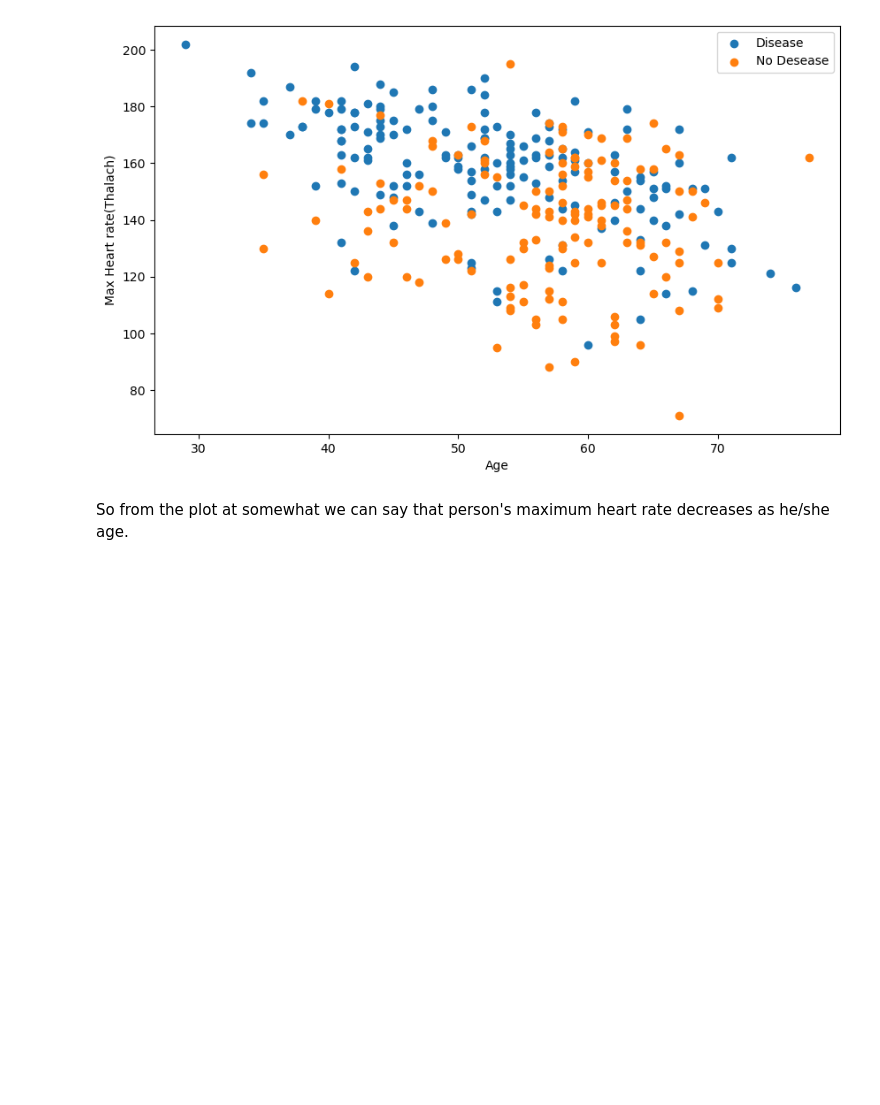
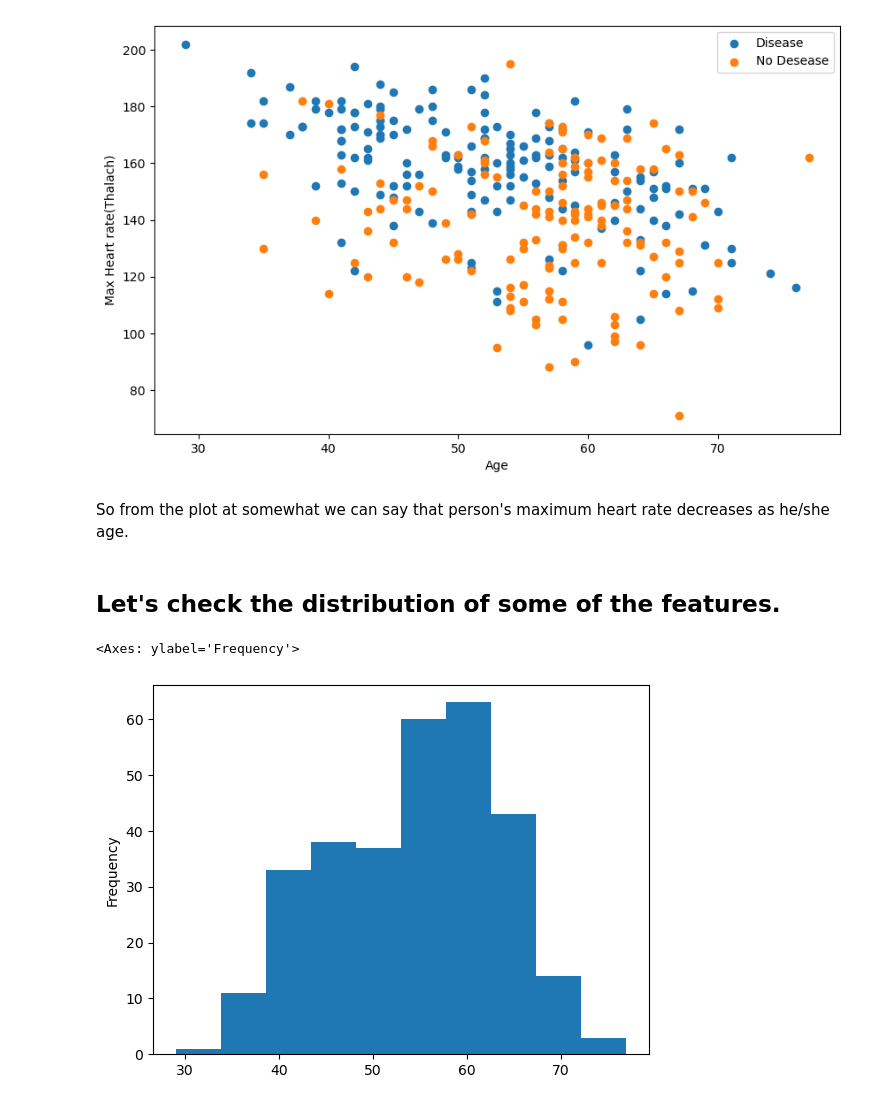
Before and after one commit to ShubhMPrajapati/heart-disease, a Jupyter notebook: main.ipynb, the cells around one changed output. Cells and saved outputs as stored; diff of their text form; code cells hidden in the pictures; blank space fills up the shorter version.

```diff
--- a/main.ipynb
+++ b/main.ipynb
@@ -159,3 +159,10 @@ plt.legend(["Disease", "No Desease"])
 [figure]
 # %% [markdown]
 So from the plot at somewhat we can say that person's maximum heart rate decreases as he/she age.
+# %% [markdown]
+## Let's check the distribution of some of the features.
+# %%
+data.age.plot.hist()
+# %% [output]
+<Axes: ylabel='Frequency'>
+[figure, added]
```
Also changed, not shown: parts of 8 cells of this notebook.
